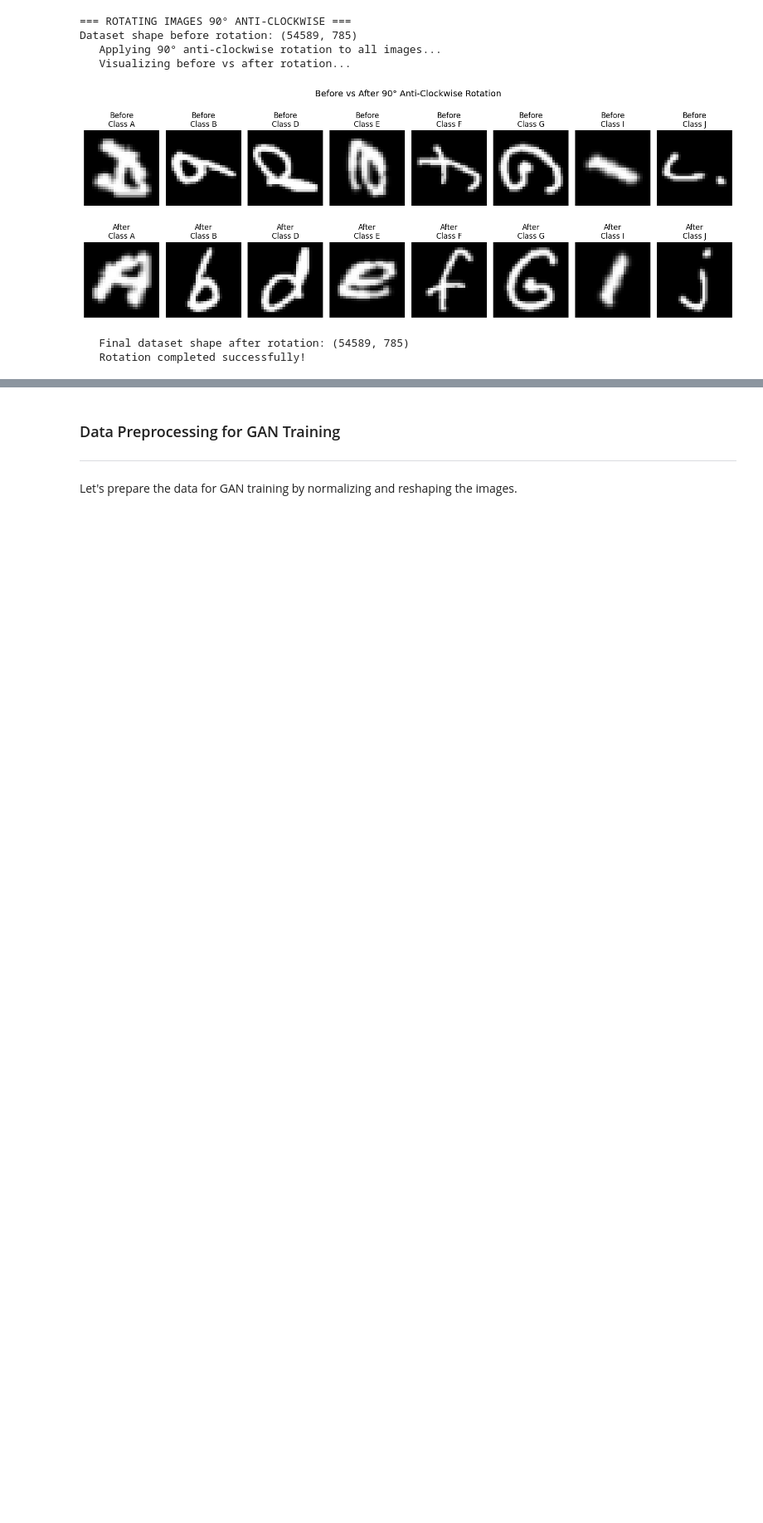
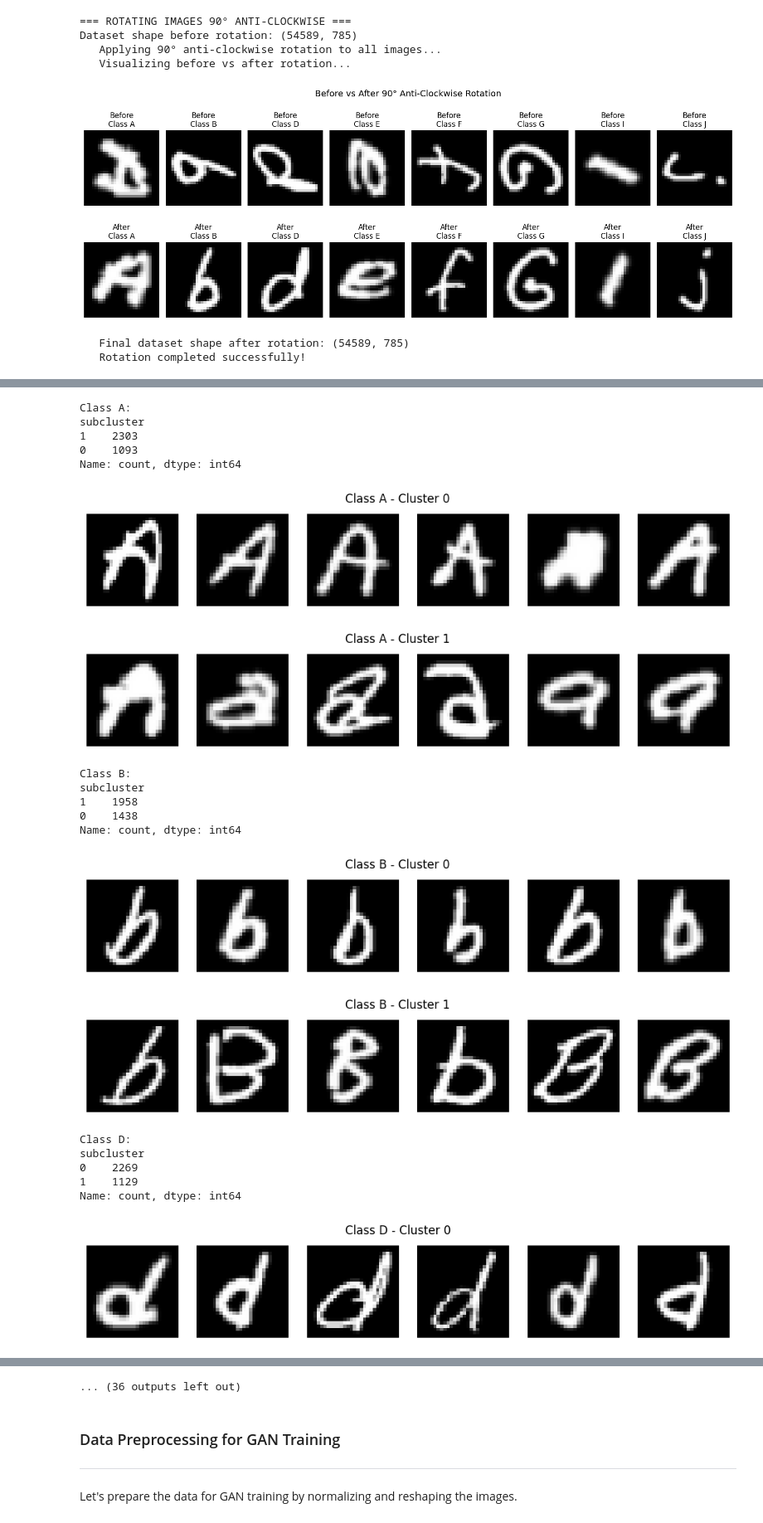
Before and after one commit to ATLAS097/Deep-Learning-CA-2, a Jupyter notebook: GAN_Part_A.ipynb, the cells around one changed output, grey strips where cells are left out. Shown at 83% size. Saved outputs shown, nothing was run; the diff lists cells and outputs as text; code cells hidden in the pictures; blank space fills up the shorter version.

```diff
--- a/GAN_Part_A.ipynb
+++ b/GAN_Part_A.ipynb
@@ -465,0 +657,79 @@ Dataset shape before rotation: (54589, 785)
+# %%
+from sklearn.decomposition import PCA
+from sklearn.mixture import GaussianMixture
+import matplotlib.pyplot as plt
+import numpy as np
+import pandas as pd
+
+# Columns containing pixel values
+pixel_columns = [col for col in rotated_data.columns if col.startswith('pixel_')]
+
+# Unique class labels (e.g., 1 for A, 2 for B, ...)
+class_labels = rotated_data['label'].unique()
+class_labels.sort()
+
+# Store clustered data
+clustered_results = []
+
+for class_id in class_labels:
+    # Subset to current class
+    class_data = rotated_data[rotated_data['label'] == class_id].copy()
+
+    # Get flattened pixel values
+    X_flat = class_data[pixel_columns].values
+
+    # Dimensionality reduction using PCA
+    pca = PCA(n_components=50, random_state=42)
+    X_pca = pca.fit_transform(X_flat)
+
+    # Gaussian Mixture Model (2 clusters)
+    gmm = GaussianMixture(n_components=2, random_state=42)
+    clusters = gmm.fit_predict(X_pca)
+
+    # Save subcluster label
+    class_data['subcluster'] = clusters
+
+    # Show cluster counts
+    print(f"Class {class_id}:")
+    print(class_data['subcluster'].value_counts())
+
+    # Visualize a few samples from each subcluster
+    def show_cluster_samples(data, cluster_label, class_id, n_samples=6):
+        samples = data[data['subcluster'] == cluster_label].sample(n=n_samples, random_state=42)
+        fig, axes = plt.subplots(1, n_samples, figsize=(12, 2))
+        for i, (_, row) in enumerate(samples.iterrows()):
+            img = row[pixel_columns].values.astype(np.float32).reshape(28, 28)
+            axes[i].imshow(img, cmap='gray')
+            axes[i].axis('off')
+        plt.suptitle(f"Class {class_id} - Cluster {cluster_label}")
+        plt.show()
+
+    show_cluster_samples(class_data, 0, class_id)
+    show_cluster_samples(class_data, 1, class_id)
+
+    # Append this class's data with subclusters
+    clustered_results.append(class_data)
+
+# Combine all class-clustered data into one dataframe
+final_clustered_data = pd.concat(clustered_results, ignore_index=True)
+# %% [output]
+Class A:
+subcluster
+1    2303
+0    1093
+Name: count, dtype: int64
+[figure, added]
+[figure, added]
+Class B:
+subcluster
+1    1958
+0    1438
+Name: count, dtype: int64
+[figure, added]
+[figure, added]
+Class D:
+subcluster
+0    2269
+1    1129
+Name: count, dtype: int64
+[figure, added]
@@ -466,3 +744,4 @@ Dataset shape before rotation: (54589, 785)
+... (36 outputs left out)
 # %% [markdown]
 ### Data Preprocessing for GAN Training
 ---
```
Also changed, not shown: parts of 7 cells of this notebook.
